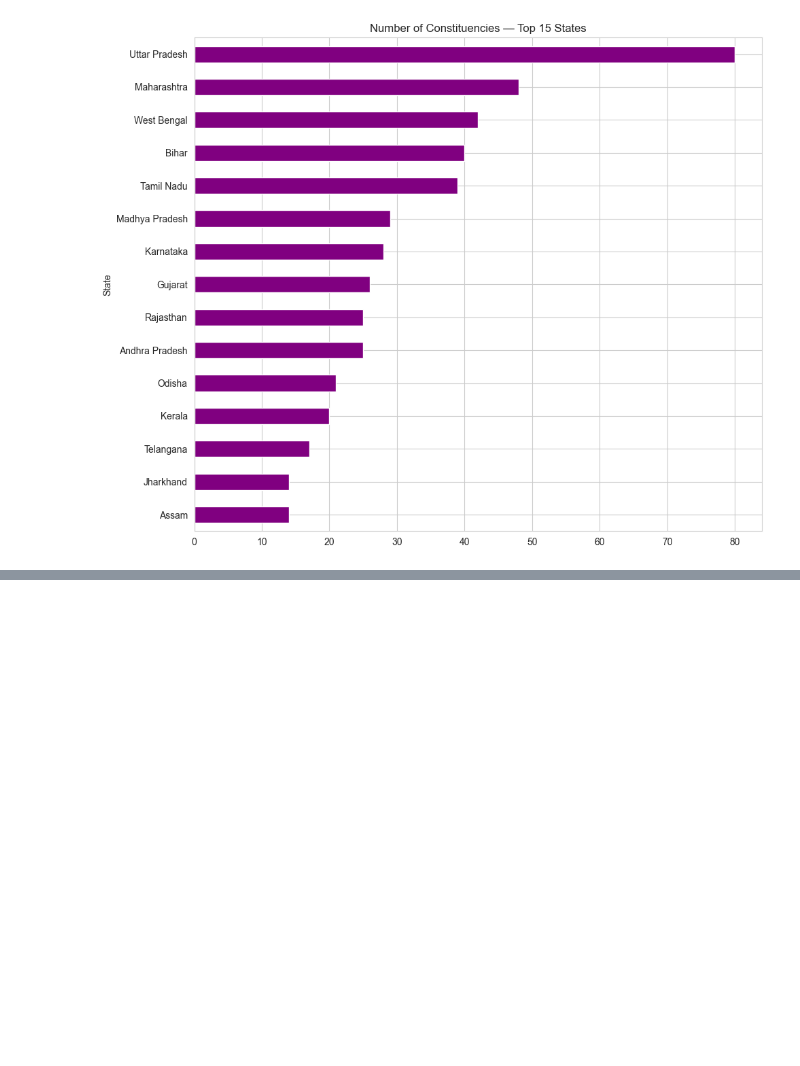
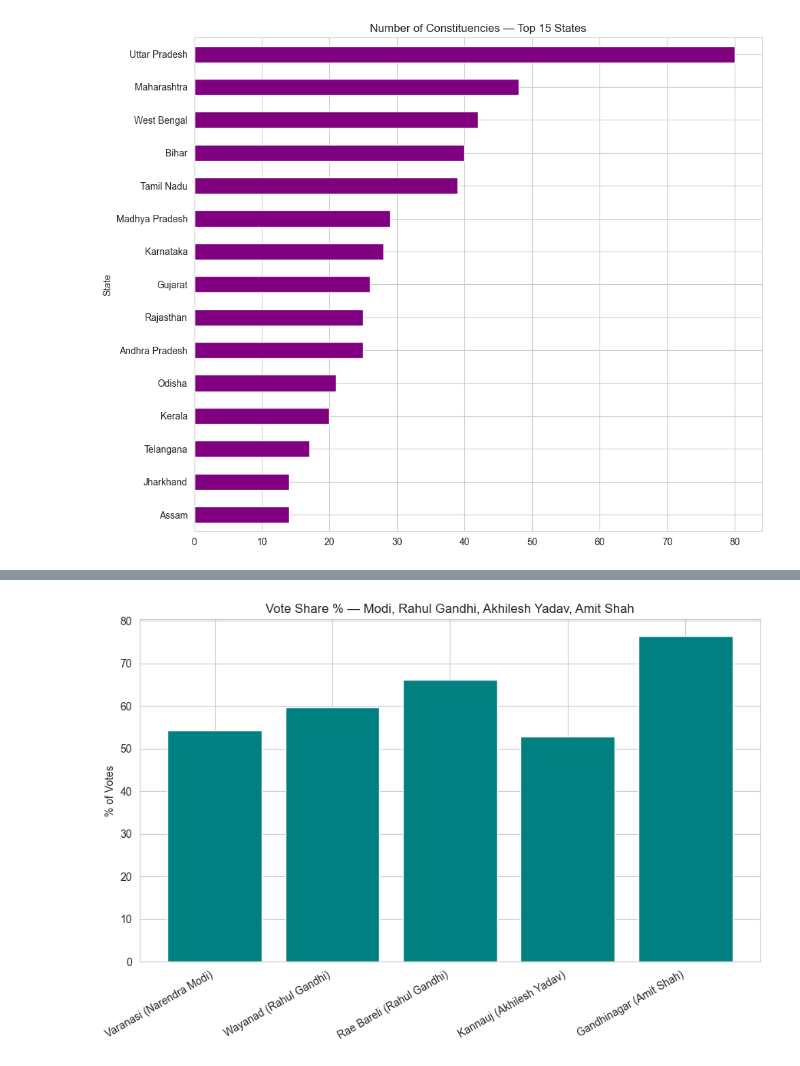
Before and after one commit to geershatisaxena/Election, a Jupyter notebook: res.ipynb, the cells around one changed output, grey strips where cells are left out. Drawn from its saved outputs; the diff is of its cells as text; code cells hidden in the pictures; blank space fills up the shorter version.

```diff
--- a/res.ipynb
+++ b/res.ipynb
@@ -1128,0 +1157,10 @@ plt.tight_layout()
+# %%
+plt.figure(figsize=(9, 6))
+plt.bar(comparison["Constituency"] + " (" + comparison["Candidate"].str.title() + ")",
+        comparison["% of Votes"], color="teal")
+plt.title("Vote Share % — Modi, Rahul Gandhi, Akhilesh Yadav, Amit Shah")
+plt.ylabel("% of Votes")
+plt.xticks(rotation=30, ha="right")
+plt.tight_layout()
+# %% [output]
+[figure, added]
```
Also changed, not shown: parts of 12 cells of this notebook.
